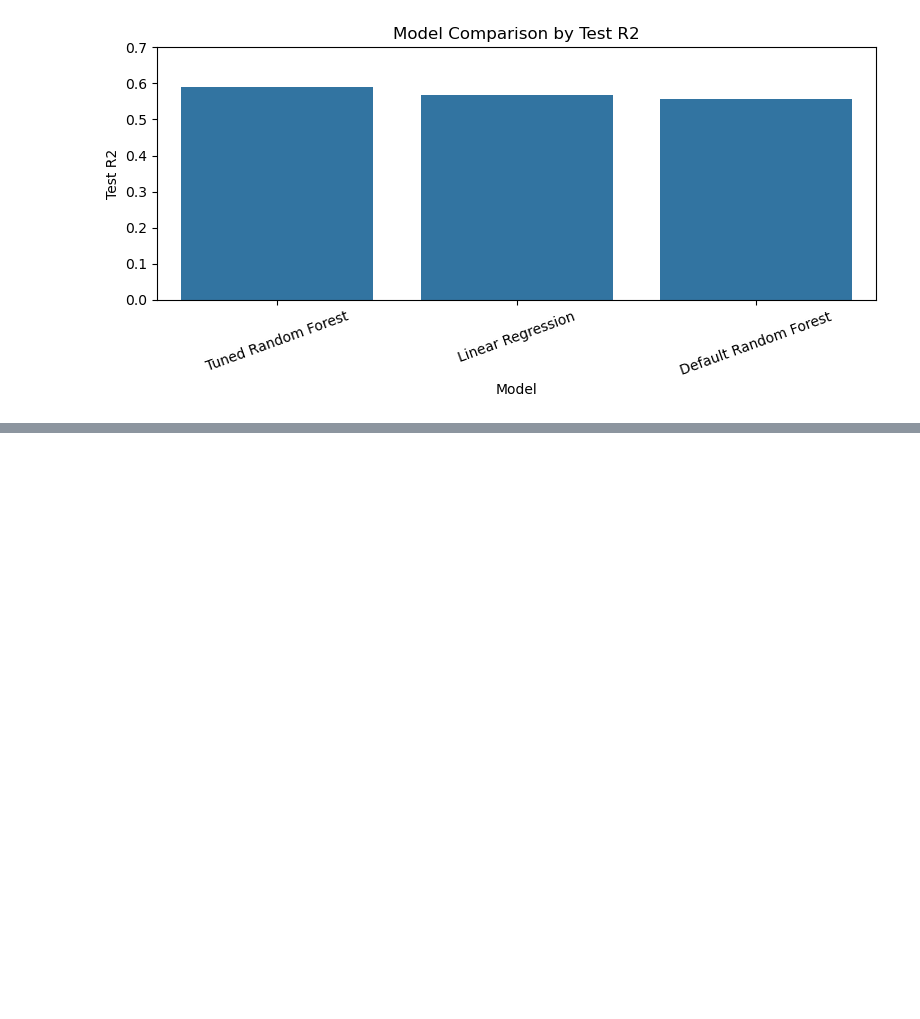
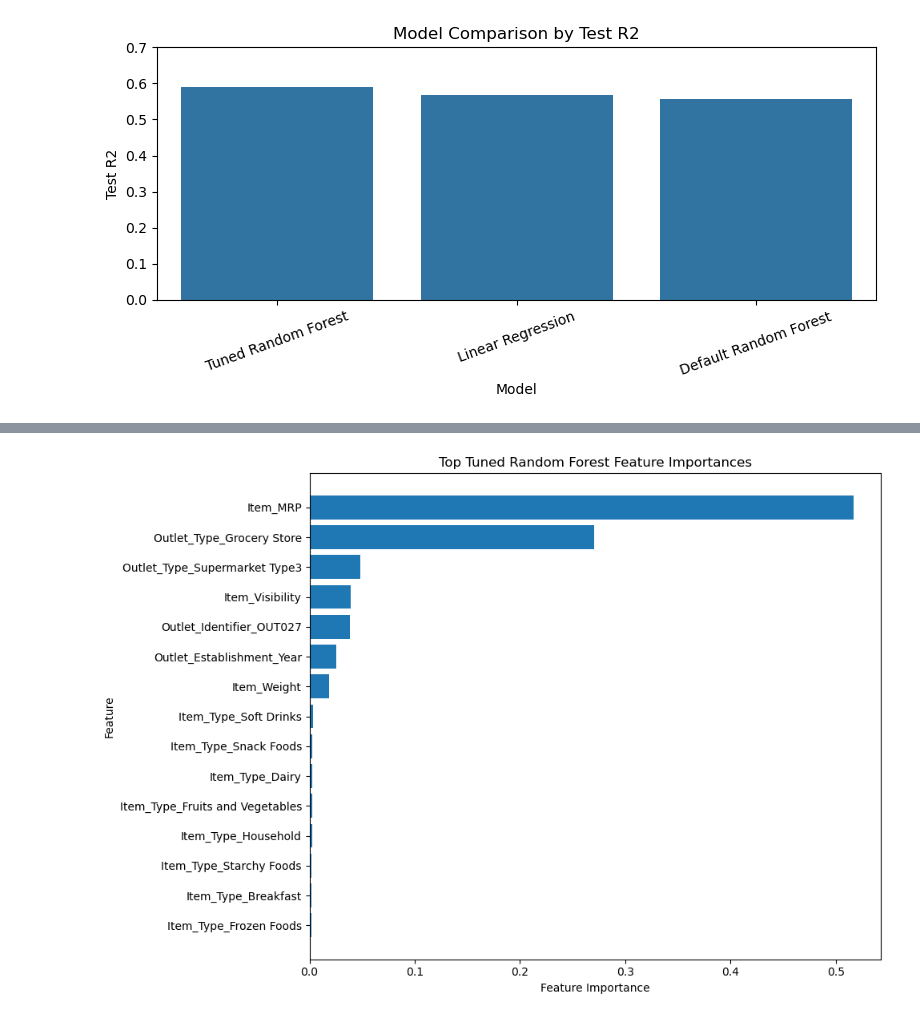
Before and after one commit to WalidAlsafadi/Prediction-of-Product-Sales, a Jupyter notebook: notebook.ipynb, the cells around one changed output, grey strips where cells are left out. Saved outputs shown, nothing was run; the diff lists cells and outputs as text; code cells hidden in the pictures; blank space fills up the shorter version.

```diff
--- a/notebook.ipynb
+++ b/notebook.ipynb
@@ -1252,0 +1339,16 @@ plt.show()
+# %%
+# Extract feature names and feature importances from the fitted Tuned Random Forest pipeline
+rf_feature_names = rf_tuned_model.named_steps["preprocessor"].get_feature_names_out()
+rf_importances = rf_tuned_model.named_steps["model"].feature_importances_
+
+rf_importance_df = pd.DataFrame({
+    "Feature": clean_feature_names(rf_feature_names),
+    "Importance": rf_importances
+})
+
+top_5_importances = rf_importance_df.sort_values(
+    by="Importance",
+    ascending=False
+).head(5)
+
+top_5_importances
@@ -1252,0 +1362,19 @@ plt.show()
+# %%
+# Plot the top Tuned Random Forest feature importances
+top_importance_plot = rf_importance_df.sort_values(
+    by="Importance",
+    ascending=False
+).head(15)
+
+top_importance_plot = top_importance_plot.sort_values(by="Importance")
+
+plt.figure(figsize=(10, 7))
+plt.barh(top_importance_plot["Feature"], top_importance_plot["Importance"])
+plt.title("Top Tuned Random Forest Feature Importances")
+plt.xlabel("Feature Importance")
+plt.ylabel("Feature")
+plt.tight_layout()
+plt.savefig("images/tree_feature_importances.png", dpi=200, bbox_inches="tight")
+plt.show()
+# %% [output]
+[figure, added]
```
Also changed, not shown: parts of 11 cells of this notebook, 4 other files.
